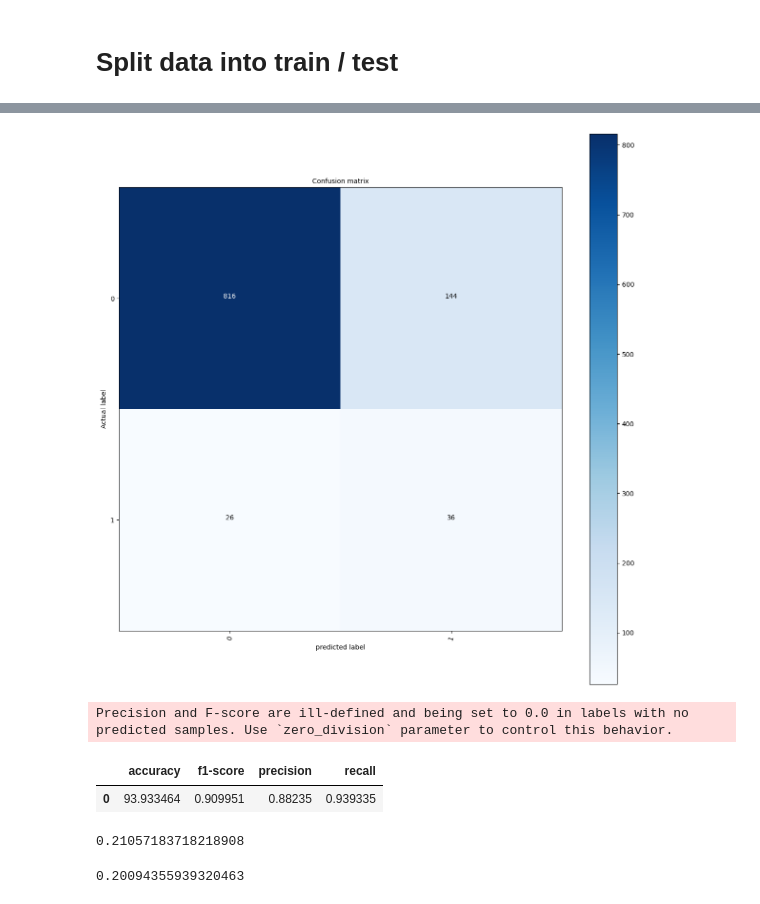
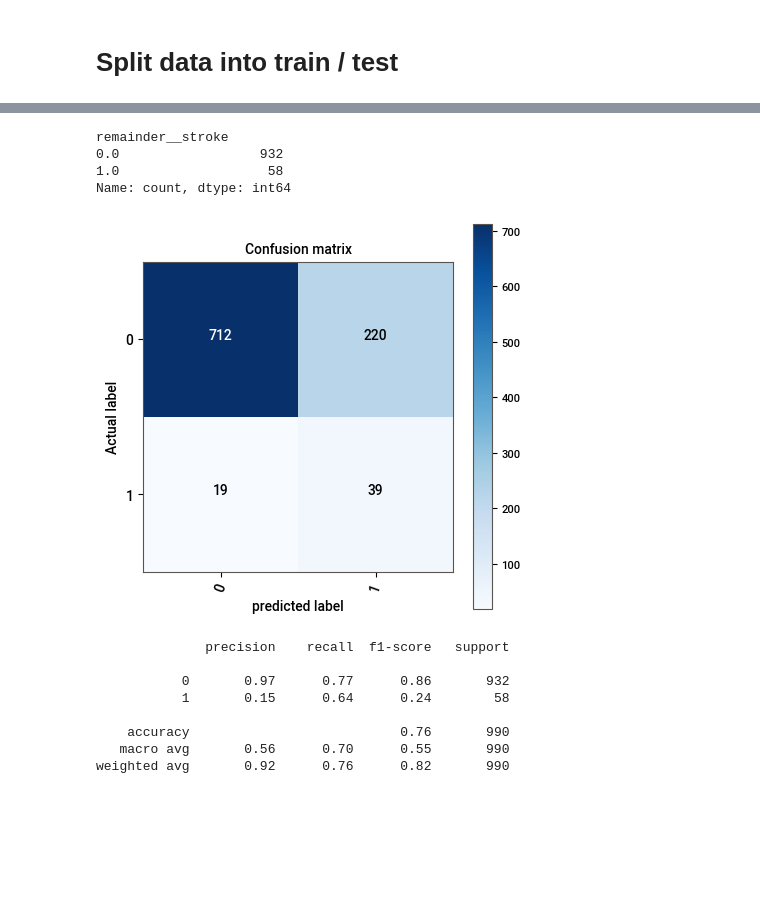
Before and after one commit to sodeso-nl/ml-notebooks, a Jupyter notebook: kaggle/stroke-prediction-dataset/stroke-prediction-dataset.ipynb, the cells around one changed output, grey strips where cells are left out. Drawn from its saved outputs; the diff is of its cells as text; code cells hidden in the pictures; blank space fills up the shorter version.

```diff
--- a/kaggle/stroke-prediction-dataset/stroke-prediction-dataset.ipynb
+++ b/kaggle/stroke-prediction-dataset/stroke-prediction-dataset.ipynb
@@ -193,0 +256,4 @@ len(train_x), len(test_x)
+# %%
+train_x_s = soml.imblearn.smote.resample(dataframe=train_x, label_column='remainder__stroke', sampling_strategy='minority')
+#oversample_to = train_x['remainder__stroke'].count()
+#train_x_s = soml.pd.dataframe.simple_oversample(dataframe=train_x, label_column='remainder__stroke', value_to_oversample=1, oversample_to=oversample_to)
@@ -194,6 +266,6 @@ len(train_x), len(test_x)
 # %%
-train_y = soml.pd.dataframe.column_as_dataframe(dataframe=train_x, column_name='remainder__stroke', drop_after=True)
+train_y_s = soml.pd.dataframe.column_as_dataframe(dataframe=train_x_s, column_name='remainder__stroke', drop_after=True)
 test_y = soml.pd.dataframe.column_as_dataframe(dataframe=test_x, column_name='remainder__stroke', drop_after=True)
 
-len(train_y), len(test_y)
+len(train_y_s), len(test_y)
 # %% [output]
@@ -214,6 +360,10 @@ base_model.compile(loss=ks.losses.BinaryCrossentropy(),
 # %%
-base_history = base_model.fit(x=train_x,
-                              y=train_y,
-                              epochs=10,
-                              validation_data=(test_x, test_y))
+reduce_lr_on_plateau_callback = soml.tf.fit.callback.reduce_lr_on_plateau_callback()
+early_stopping_callback = soml.tf.fit.callback.early_stopping_callback()
+
+base_history = base_model.fit(x=train_x_s,
+                              y=train_y_s,
+                              epochs=80,
+                              validation_data=(test_x, test_y),
+                              callbacks=[reduce_lr_on_plateau_callback, early_stopping_callback])
 # %% [output]
@@ -267,7 +391,3 @@ def to_prediction_custom_threshold(y_prob: any, custom_threshold: float = 0.5) -
 # %%
-import soml.util.label.to_prediction_custom_threshold as to_prediction_custom_threshold
-
-y_prob = base_model.predict(x=test_x)
-
-y_prob_ct = to_prediction_custom_threshold(y_prob=y_prob, custom_threshold=0.1)
+y_prob = base_model.predict(test_x)
 # %% [output]
@@ -275,14 +395,11 @@ y_prob_ct = to_prediction_custom_threshold(y_prob=y_prob, custom_threshold=0.1)
+# %%
+test_y.value_counts()
+# %% [output]
+remainder__stroke
+0.0                  932
+1.0                   58
+Name: count, dtype: int64
 # %%
-soml.evaluate.plot.confusion_matrix(y_true=test_y, y_prob=y_prob_ct)
+soml.evaluate.plot.confusion_matrix(y_true=test_y, y_prob=y_prob, figsize=(5, 5))
 # %% [output]
-[figure, old version]
+[figure, new version]
-# %%
-soml.evaluate.analyze.quality_metrics(y_true=test_y, y_prob=y_prob)
-# %% [output]
-Precision and F-score are ill-defined and being set to 0.0 in labels with no predicted samples. Use `zero_division` parameter to control this behavior.
-|  | accuracy | f1-score | precision | recall |
-| 0 | 93.933464 | 0.909951 | 0.88235 | 0.939335 |
-# %%
-sk.metrics.average_precision_score(y_true=test_y, y_score=y_prob)
-# %% [output]
-0.21057183718218908
@@ -291,6 +406,12 @@ precision, recall, thresholds = sk.metrics.precision_recall_curve(y_true=test_y,
-# %%
-auc_precision_recall = sk.metrics.auc(recall, precision)
-auc_precision_recall
-# %% [output]
-0.20094355939320463
+# %%
+soml.evaluate.analyze.classification_report(y_true=test_y, y_prob=y_prob)
+# %% [output]
+              precision    recall  f1-score   support
+
+           0       0.97      0.77      0.86       932
+           1       0.15      0.64      0.24        58
+
+    accuracy                           0.76       990
+   macro avg       0.56      0.70      0.55       990
+weighted avg       0.92      0.76      0.82       990
 # %%
```
Also changed, not shown: parts of 46 cells of this notebook, 8 other files.
